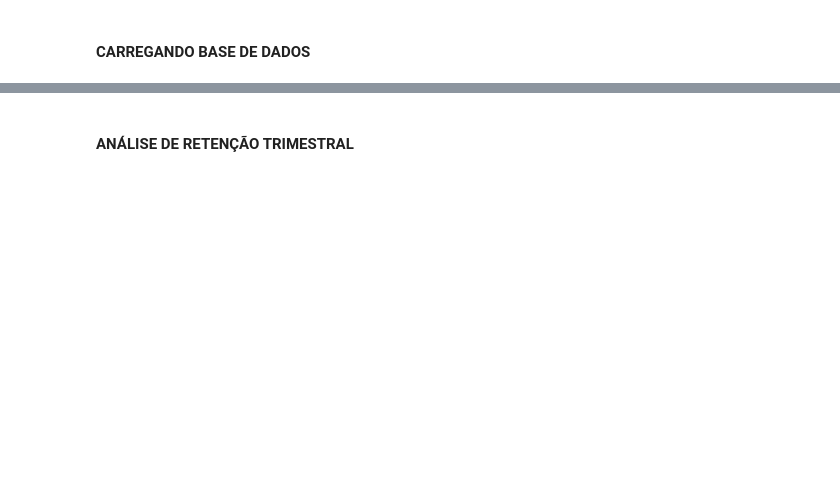
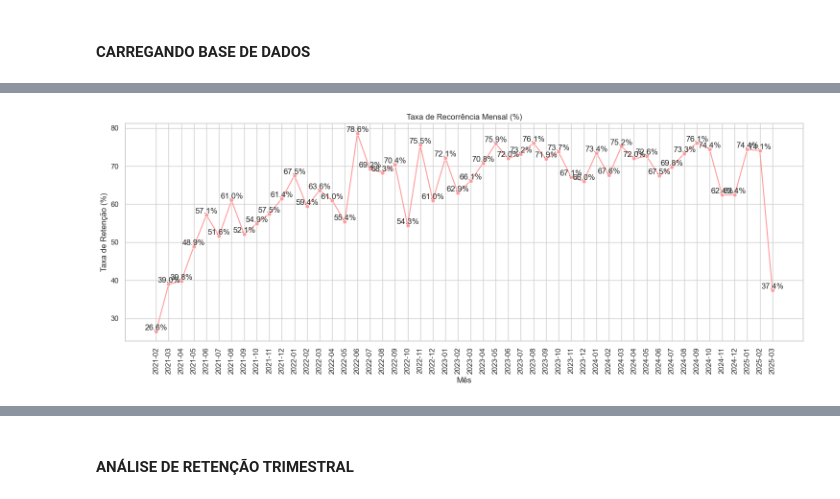
Before and after one commit to maloka-ai/poc-dashboard, a Jupyter notebook: dados/ADD/Dados_ADD_PF/segmentacao_ADD.ipynb, the cells around one changed output, grey strips where cells are left out. Cells and saved outputs as stored; diff of their text form; code cells hidden in the pictures; blank space fills up the shorter version.

```diff
--- a/dados/ADD/Dados_ADD_PF/segmentacao_ADD.ipynb
+++ b/dados/ADD/Dados_ADD_PF/segmentacao_ADD.ipynb
@@ -111,52 +145,72 @@ Pedidos
 # %%
-# Recency: Número de dias desde a última compra
-data_referencia = merged_data['emissao_analise'].max()
-recency = merged_data.groupby('id_cliente_analise')['emissao_analise'].max().apply(lambda x: (data_referencia - x).days)
+# Criar um DataFrame com mês e cliente
+df_vendas['data_emissao'] = pd.to_datetime(df_vendas['data_emissao'])
+monthly_customers = df_vendas.groupby([df_vendas['data_emissao'].dt.strftime('%Y-%m'), 'id_cliente']).size().reset_index()
+monthly_customers.columns = ['yearmonth', 'id_cliente', 'count']
 
-# Frequency: Número de pedidos únicos por cliente
-frequency = merged_data.groupby('id_cliente_analise')['numero'].nunique()
+# Criar um pivot para facilitar a comparação entre meses
+customer_matrix = monthly_customers.pivot_table(
+    index='id_cliente',
+    columns='yearmonth',
+    values='count',
+    fill_value=0
+).astype(bool).astype(int)
 
-# Monetary: Valor total gasto
-merged_data['valor_total'] = merged_data['preco_liquido'] * merged_data['quantidade']
-monetary = merged_data.groupby('id_cliente_analise')['valor_total'].sum()
+# Calcular retenção
+retention_rates = []
+months = sorted(customer_matrix.columns)
 
-# Age (Antiguidade): Dias desde a primeira compra
-age = merged_data.groupby('id_cliente_analise')['emissao_analise'].min().apply(lambda x: (data_referencia - x).days)
+for i in range(1, len(months)):
+    prev_month = months[i-1]
+    current_month = months[i]
 
-# Combinar métricas em um único DataFrame
-rfma = pd.DataFrame({
-    'Recency': recency,
-    'Frequency': frequency,
-    'Monetary': monetary,
-    'Age': age
-})
+    # Total de clientes no mês anterior
+    prev_customers = customer_matrix[prev_month].sum()
 
-# Resetar o índice para ter id_cliente como coluna
-rfma = rfma.reset_index()
+    # Clientes que permaneceram
+    retained = ((customer_matrix[prev_month] == 1) & (customer_matrix[current_month] == 1)).sum()
 
-# Adicionar algumas verificações
-print("\nEstatísticas das métricas RFMA:")
-print("\nRecency (dias):")
-print(rfma['Recency'].describe())
-print("\nFrequency (número de pedidos):")
-print(rfma['Frequency'].describe())
-print("\nMonetary (valor total):")
-print(rfma['Monetary'].describe())
-print("\nAge (dias desde primeira compra):")
-print(rfma['Age'].describe())
+    # Calcular taxa
+    retention_rate = (retained / prev_customers * 100) if prev_customers > 0 else 0
 
-# # Salvar o resultado em um arquivo CSV
-# rfma.to_csv('RFMA_por_cliente.csv', index=False)
+    retention_rates.append({
+        'yearmonth': current_month,
+        'retained_customers': retained,
+        'prev_total_customers': prev_customers,
+        'retention_rate': retention_rate
+    })
 
-# Exibir o DataFrame RFMA
-print("\nPrimeiras linhas do RFMA:")
-print(rfma.head())
+retention_metrics = pd.DataFrame(retention_rates)
 
-# Verificações adicionais
-print("\nContagens de controle:")
-print(f"Número total de clientes: {len(rfma)}")
+# Visualizar resultado
+plt.figure(figsize=(15, 6))
+sns.lineplot(data=retention_metrics, x='yearmonth', y='retention_rate', marker='o', color='#FF9999')
+plt.title('Taxa de Recorrência Mensal (%)')
+plt.xlabel('Mês')
+plt.ylabel('Taxa de Retenção (%)')
+plt.xticks(rotation=90)
 
-# Verificação adicional para Age
-print("\nVerificação de coerência:")
-print("Clientes com Age menor que Recency:", len(rfma[rfma['Age'] < rfma['Recency']]))
+# Adicionar valores sobre os pontos
+for i, v in enumerate(retention_metrics['retention_rate']):
+    if pd.notnull(v) and v != 0:
+        plt.text(i, v, f'{v:.1f}%', ha='center', va='bottom')
+
+plt.tight_layout()
+plt.show()
+
+# Salvar resultados
+retention_metrics.to_excel('metricas_recorrencia_mensal.xlsx', index=False)
+print("\nResultados salvos em metricas_recorrencia_mensal.xlsx")
+
+# Imprimir métricas
+print("\nMétricas de Recorrência:")
+print(retention_metrics.to_string(index=False))
+
+
+# Estatísticas resumidas
+print("\nEstatísticas de Recorrência:")
+print(f"Taxa média de retenção: {retention_metrics['retention_rate'].mean():.1f}%")
+print(f"Taxa máxima de retenção: {retention_metrics['retention_rate'].max():.1f}%")
+print(f"Taxa mínima de retenção: {retention_metrics['retention_rate'].min():.1f}%")
 # %% [output]
+[figure, added]
```
Also changed, not shown: parts of 23 cells of this notebook, 12 other files.
